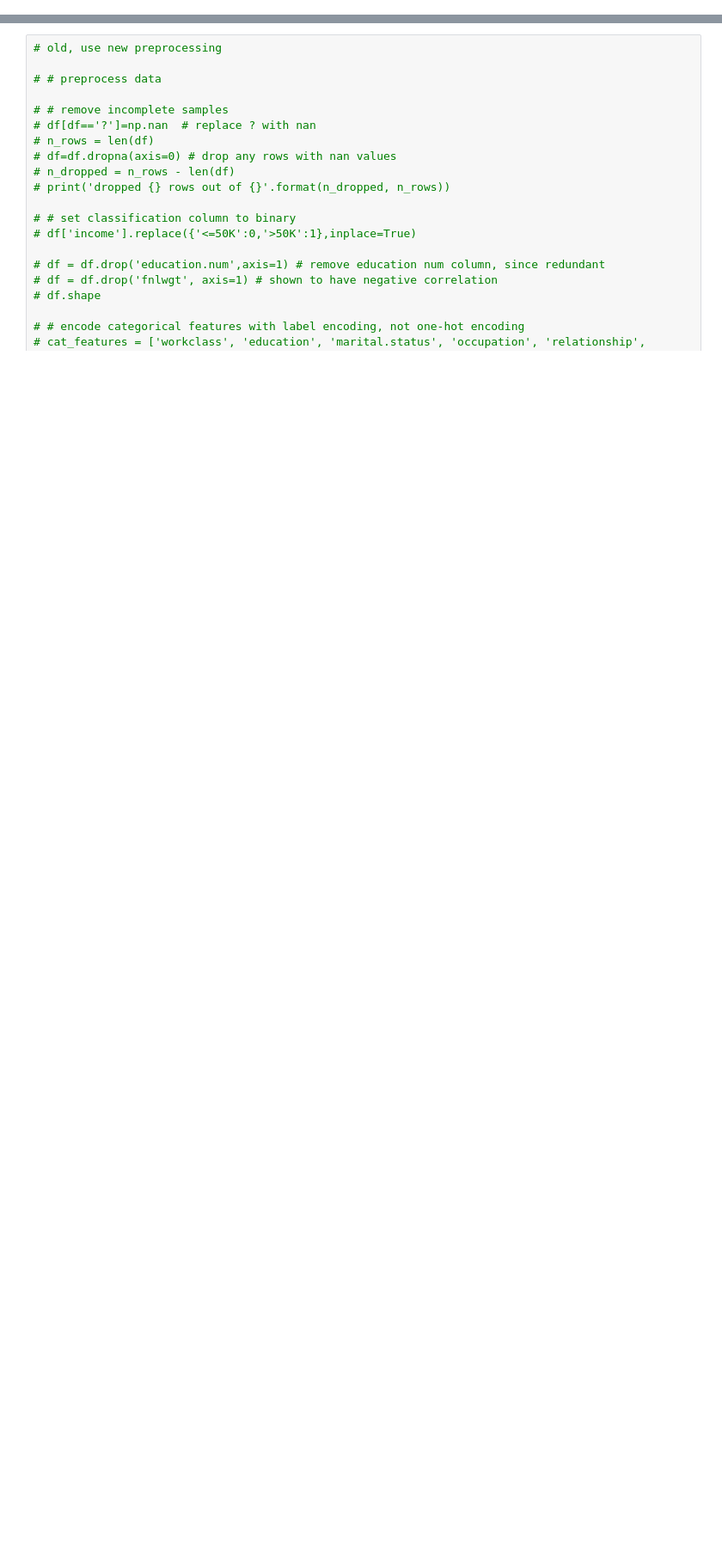
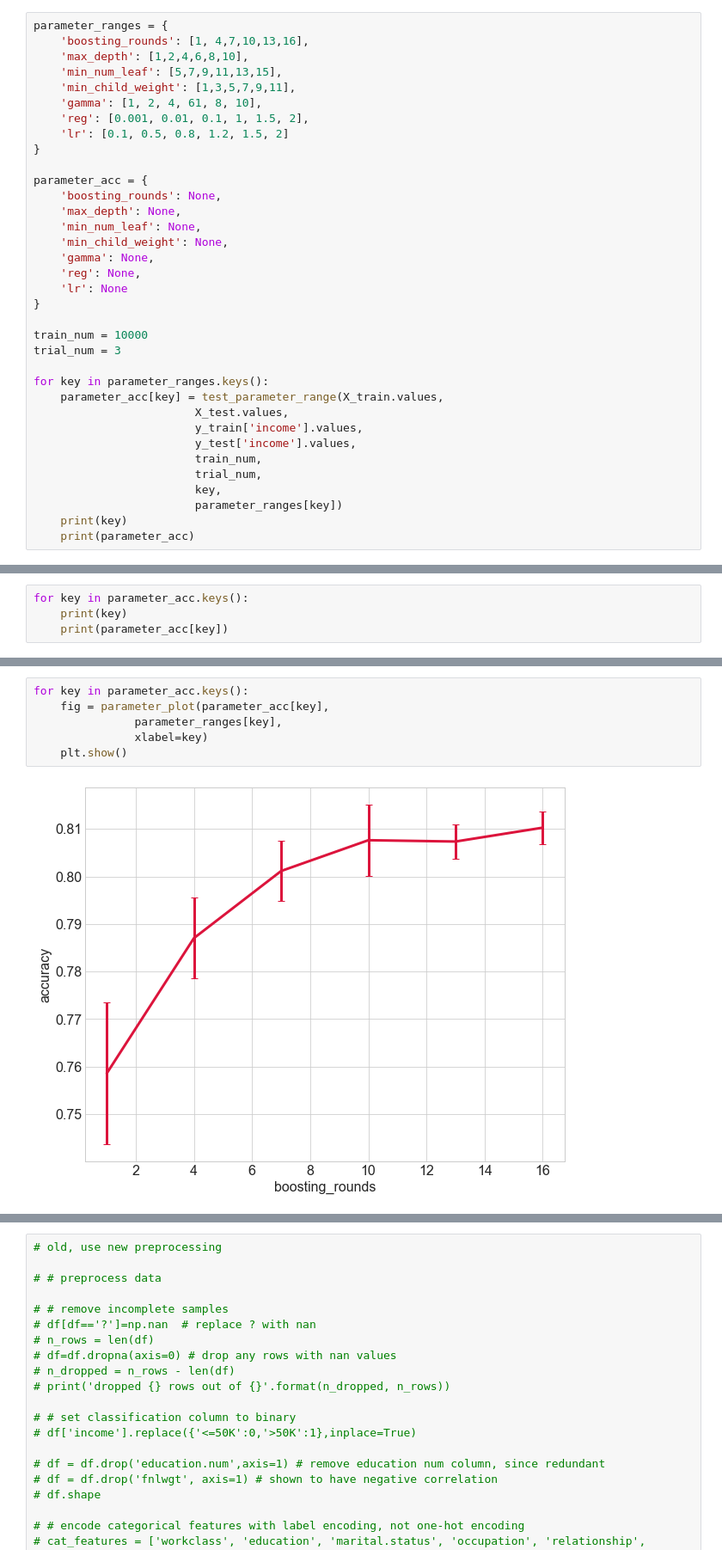
Before and after one commit to avanomen/EECS545-Final-Project, a Jupyter notebook: xgboost2_census.ipynb, the cells around one changed output, grey strips where cells are left out. Shown: that part at 86% size. Drawn from its saved outputs; the diff is of its cells as text; blank space fills up the shorter version.

Commit message:
added hyperparameter plots, still running

```diff
--- a/xgboost2_census.ipynb
+++ b/xgboost2_census.ipynb
@@ -13,0 +89,35 @@ np.random.seed(1)
+# %%
+parameter_ranges = {
+    'boosting_rounds': [1, 4,7,10,13,16],
+    'max_depth': [1,2,4,6,8,10],
+    'min_num_leaf': [5,7,9,11,13,15],
+    'min_child_weight': [1,3,5,7,9,11],
+    'gamma': [1, 2, 4, 61, 8, 10],
+    'reg': [0.001, 0.01, 0.1, 1, 1.5, 2],
+    'lr': [0.1, 0.5, 0.8, 1.2, 1.5, 2]
+}
+
+parameter_acc = {
+    'boosting_rounds': None,
+    'max_depth': None,
+    'min_num_leaf': None,
+    'min_child_weight': None,
+    'gamma': None,
+    'reg': None,
+    'lr': None
+}
+
+train_num = 10000
+trial_num = 3
+
+for key in parameter_ranges.keys():
+    parameter_acc[key] = test_parameter_range(X_train.values,
+                        X_test.values,
+                        y_train['income'].values,
+                        y_test['income'].values,
+                        train_num,
+                        trial_num,
+                        key,
+                        parameter_ranges[key])
+    print(key)
+    print(parameter_acc)
@@ -13,0 +142,4 @@ np.random.seed(1)
+# %%
+for key in parameter_acc.keys():
+    print(key)
+    print(parameter_acc[key])
@@ -13,0 +164,8 @@ np.random.seed(1)
+# %%
+for key in parameter_acc.keys():
+    fig = parameter_plot(parameter_acc[key],
+               parameter_ranges[key],
+               xlabel=key)
+    plt.show()
+# %% [output]
+[figure, added]
```
Also changed, not shown: parts of 20 cells of this notebook, 4 other files.
